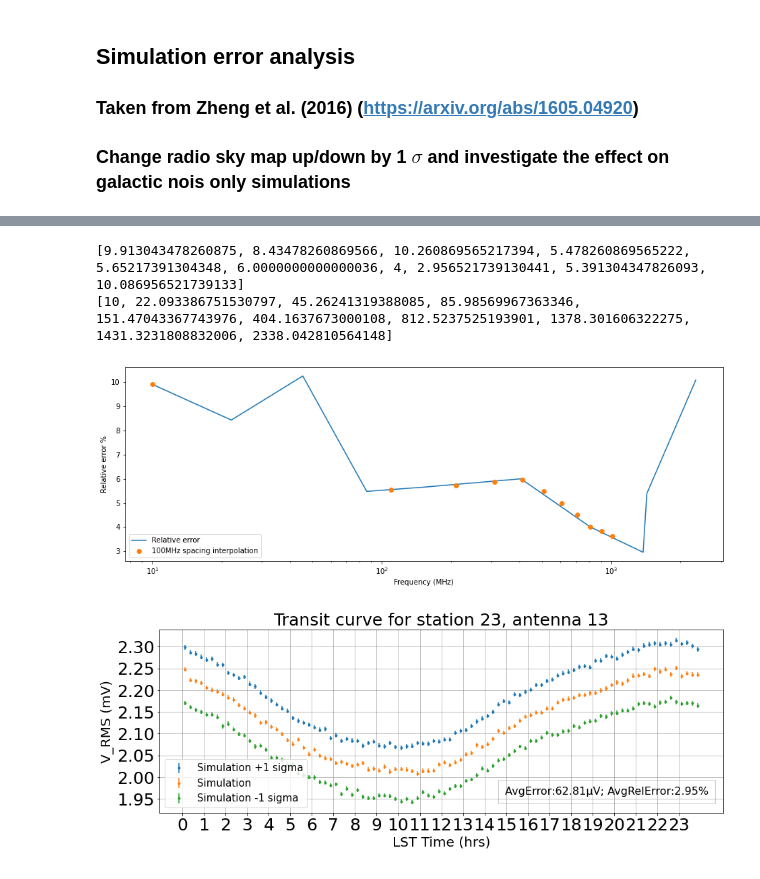
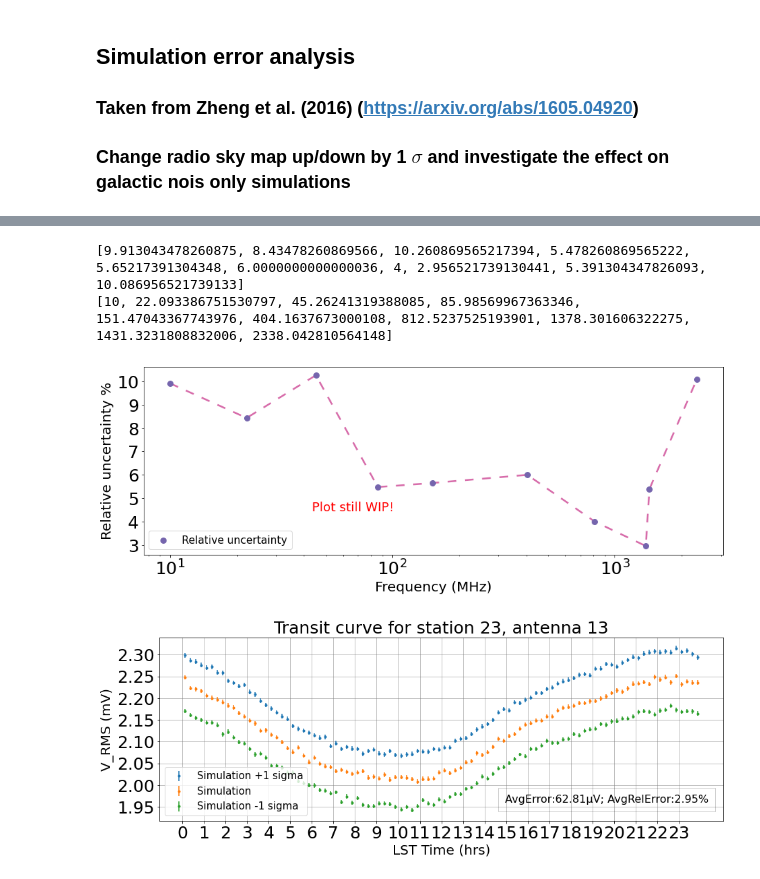
Before and after one commit to JethroStoffels/RNOG_Programming, a Jupyter notebook: Galactic_noise/2023-05-22 DataSimComparison.ipynb, the cells around one changed output, grey strips where cells are left out. Saved outputs shown, nothing was run; the diff lists cells and outputs as text; code cells hidden in the pictures.

```diff
--- a/Galactic_noise/2023-05-22 DataSimComparison.ipynb
+++ b/Galactic_noise/2023-05-22 DataSimComparison.ipynb
@@ -135,31 +148,38 @@ TransitCurveRatioComparison(24,13,14,"HC","2317777-Tot","2327172-Tot",SimFileId1
 # %%
 RelErrorData=[[10, 9.913043478260875],[22.093386751530797, 8.43478260869566],[45.26241319388085, 10.260869565217394],[85.98569967363346, 5.478260869565222],[151.47043367743976, 5.65217391304348],[404.1637673000108, 6.0000000000000036],[812.5237525193901, 4],[1378.301606322275, 2.956521739130441],[1431.3231808832006, 5.391304347826093],[2338.042810564148, 10.086956521739133]]
 RelError=[RelErrorData[i][1] for i in range(len(RelErrorData))]
 RelErrorFreq=[RelErrorData[i][0] for i in range(len(RelErrorData))]
 print(RelError)
 print(RelErrorFreq)
 
 import scipy.interpolate
 import numpy as np
 TNoise,Noise_max_freq,Noise_min_freq=300,1100 ,10
 interpolation_frequencies=np.arange(Noise_min_freq, Noise_max_freq,100)
 
 RelError_interpolator = scipy.interpolate.interp1d(RelErrorFreq, RelError,kind="linear")
 RelError_interpolated =RelError_interpolator(interpolation_frequencies)
 
 import matplotlib.pyplot as plt
 plt.figure(figsize=(15,5))
-plt.plot(RelErrorFreq,RelError,label="Relative error")
-plt.plot(interpolation_frequencies,RelError_interpolated,'o',label="100MHz spacing interpolation")
+plt.plot(RelErrorFreq,RelError,linestyle=(0, (5, 5)),linewidth=2.5,color="#d76caa",zorder=1)
+plt.scatter(RelErrorFreq,RelError,marker='.',s=250,color="#7565ad",label="Relative uncertainty",zorder=2)
+#plt.plot(interpolation_frequencies,RelError_interpolated,'o',label="100MHz spacing interpolation")
 plt.xscale('log')
-plt.ylabel('Relative error %')
-plt.xlabel("Frequency (MHz)")
-plt.legend()
+plt.ylabel('')
+plt.xlabel("")
+plt.xlabel("Frequency (MHz)",fontsize=20)#20)
+plt.ylabel("Relative uncertainty %",fontsize=20)#20)
+plt.xticks(fontsize=25)#15)
+plt.yticks(fontsize=25)#15)
+plt.legend(fontsize=15)
+plt.figtext(0.35, 0.3, "Plot still WIP!", fontsize=18,color='r')
+plt.savefig("Figures/RelErrors.pdf",format="pdf",bbox_inches='tight')
 plt.show()
 # %% [output]
 [9.913043478260875, 8.43478260869566, 10.260869565217394, 5.478260869565222, 5.65217391304348, 6.0000000000000036, 4, 2.956521739130441, 5.391304347826093, 10.086956521739133]
 [10, 22.093386751530797, 45.26241319388085, 85.98569967363346, 151.47043367743976, 404.1637673000108, 812.5237525193901, 1378.301606322275, 1431.3231808832006, 2338.042810564148]
-[figure, old version]
+[figure, new version]
 # %%
 GNSimErrorCh13=GNSimError(23,13,"HC","V6.1-Tot", "V6.2-Tot","V6.3-Tot",NBins=4*24,Plot=True)
 GNSimErrorCh16=GNSimError(23,16,"HC","V6.1-Tot", "V6.2-Tot","V6.3-Tot",NBins=4*24,Plot=True)
```
Also changed, not shown: parts of 2 cells of this notebook, 31 other files.
